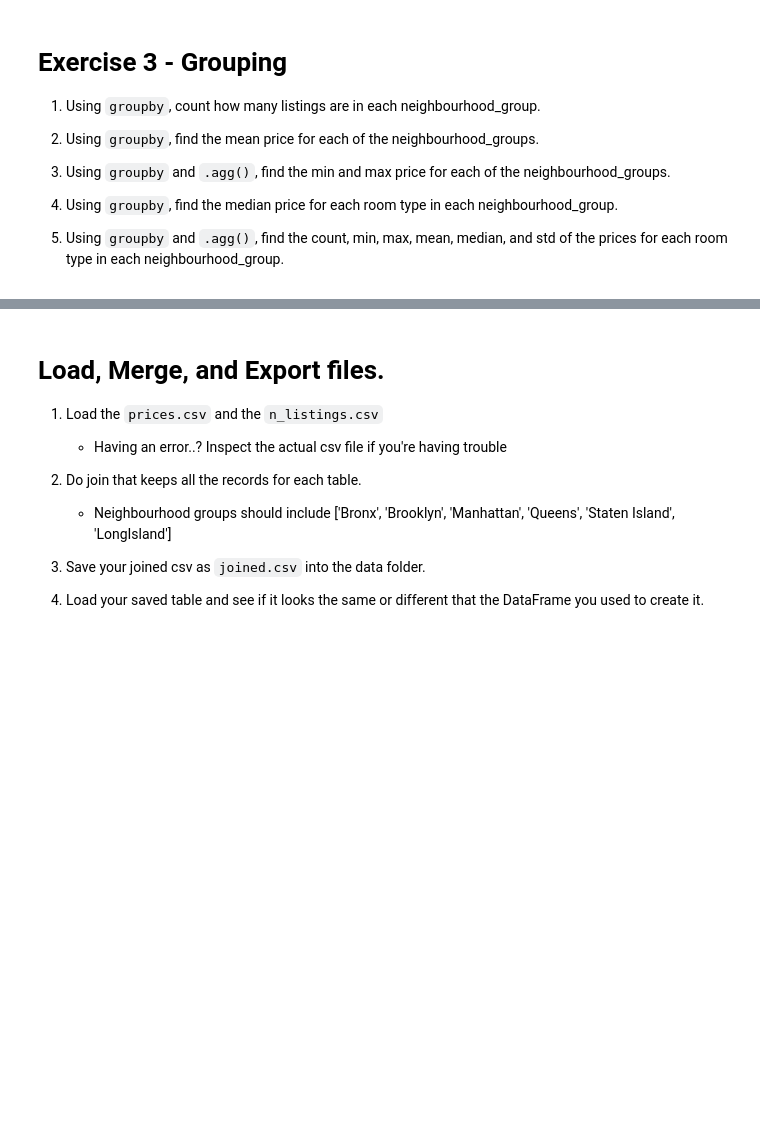
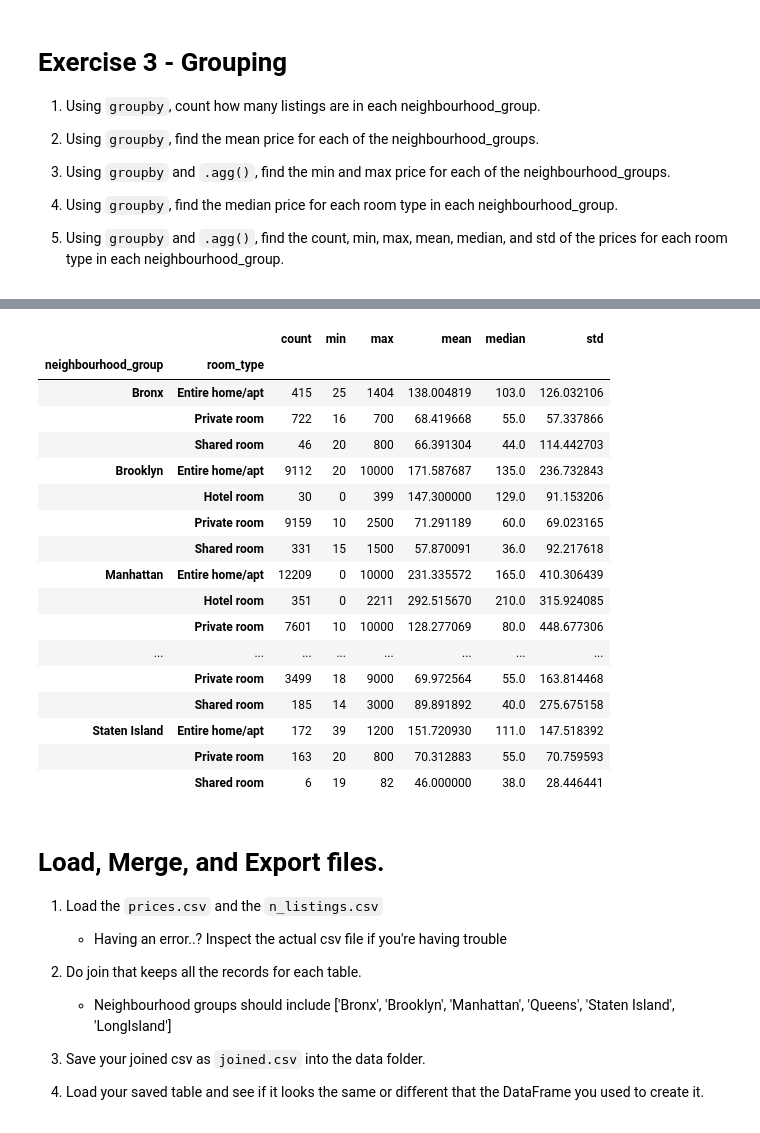
Before and after one commit to belbop/my-fork-2024-DS-Fri-1230, a Jupyter notebook: Week-01-Pandas/Exercise-IL.ipynb, the cells around one changed output, grey strips where cells are left out. Saved outputs shown, nothing was run; the diff lists cells and outputs as text; code cells hidden in the pictures; blank space fills up the shorter version.

```diff
--- a/Week-01-Pandas/Exercise-IL.ipynb
+++ b/Week-01-Pandas/Exercise-IL.ipynb
@@ -15,3 +15,5 @@ import numpy as np
 # Load in the data file using `pd.read_csv()`
 # %%
 # Load data here
+df = pd.read_csv('data/listings.csv')
+print(df)
@@ -50,3 +92,13 @@ Return the following subsets of the dataframe.
 # %%
 # 5. Create a new column called `adjusted_price` that has $100 added to every listing in Williamsburg.
 # The prices for all other listings should be the same as the were before.
+
+# Condition to filter Williamsburg listings
+select_condition = df['neighbourhood'] == 'Williamsburg'
+df['adjusted_price'] = df['price']
+
+# Use .loc accessor, specify rows and cols
+df.loc[select_condition, 'adjusted_price'] = df['price'] + 100
+
+# Sanity check
+df[select_condition]
@@ -81,6 +223,29 @@ Return the following subsets of the dataframe.
 # %%
 # 5. Using `groupby` and `.agg()`, find the count, min, max, mean, median, and std of the prices
 # for each room type in each neighbourhood_group.
+
+grouping = ['neighbourhood_group', 'room_type']
+groupListings = df.groupby(grouping)
+groupListings['price'].agg(['count', 'min', 'max', 'mean', 'median', 'std'])
+# %% [output]
+|  |  | count | min | max | mean | median | std |
+| neighbourhood_group | room_type |  |  |  |  |  |  |
+| Bronx | Entire home/apt | 415 | 25 | 1404 | 138.004819 | 103.0 | 126.032106 |
+|  | Private room | 722 | 16 | 700 | 68.419668 | 55.0 | 57.337866 |
+|  | Shared room | 46 | 20 | 800 | 66.391304 | 44.0 | 114.442703 |
+| Brooklyn | Entire home/apt | 9112 | 20 | 10000 | 171.587687 | 135.0 | 236.732843 |
+|  | Hotel room | 30 | 0 | 399 | 147.300000 | 129.0 | 91.153206 |
+|  | Private room | 9159 | 10 | 2500 | 71.291189 | 60.0 | 69.023165 |
+|  | Shared room | 331 | 15 | 1500 | 57.870091 | 36.0 | 92.217618 |
+| Manhattan | Entire home/apt | 12209 | 0 | 10000 | 231.335572 | 165.0 | 410.306439 |
+|  | Hotel room | 351 | 0 | 2211 | 292.515670 | 210.0 | 315.924085 |
+|  | Private room | 7601 | 10 | 10000 | 128.277069 | 80.0 | 448.677306 |
+| ... | ... | ... | ... | ... | ... | ... | ... |
+|  | Private room | 3499 | 18 | 9000 | 69.972564 | 55.0 | 163.814468 |
+|  | Shared room | 185 | 14 | 3000 | 89.891892 | 40.0 | 275.675158 |
+| Staten Island | Entire home/apt | 172 | 39 | 1200 | 151.720930 | 111.0 | 147.518392 |
+|  | Private room | 163 | 20 | 800 | 70.312883 | 55.0 | 70.759593 |
+|  | Shared room | 6 | 19 | 82 | 46.000000 | 38.0 | 28.446441 |
 # %% [markdown]
 # Load, Merge, and Export files.
 1. Load the `prices.csv` and the `n_listings.csv`
```
Also changed, not shown: parts of 16 cells of this notebook.
